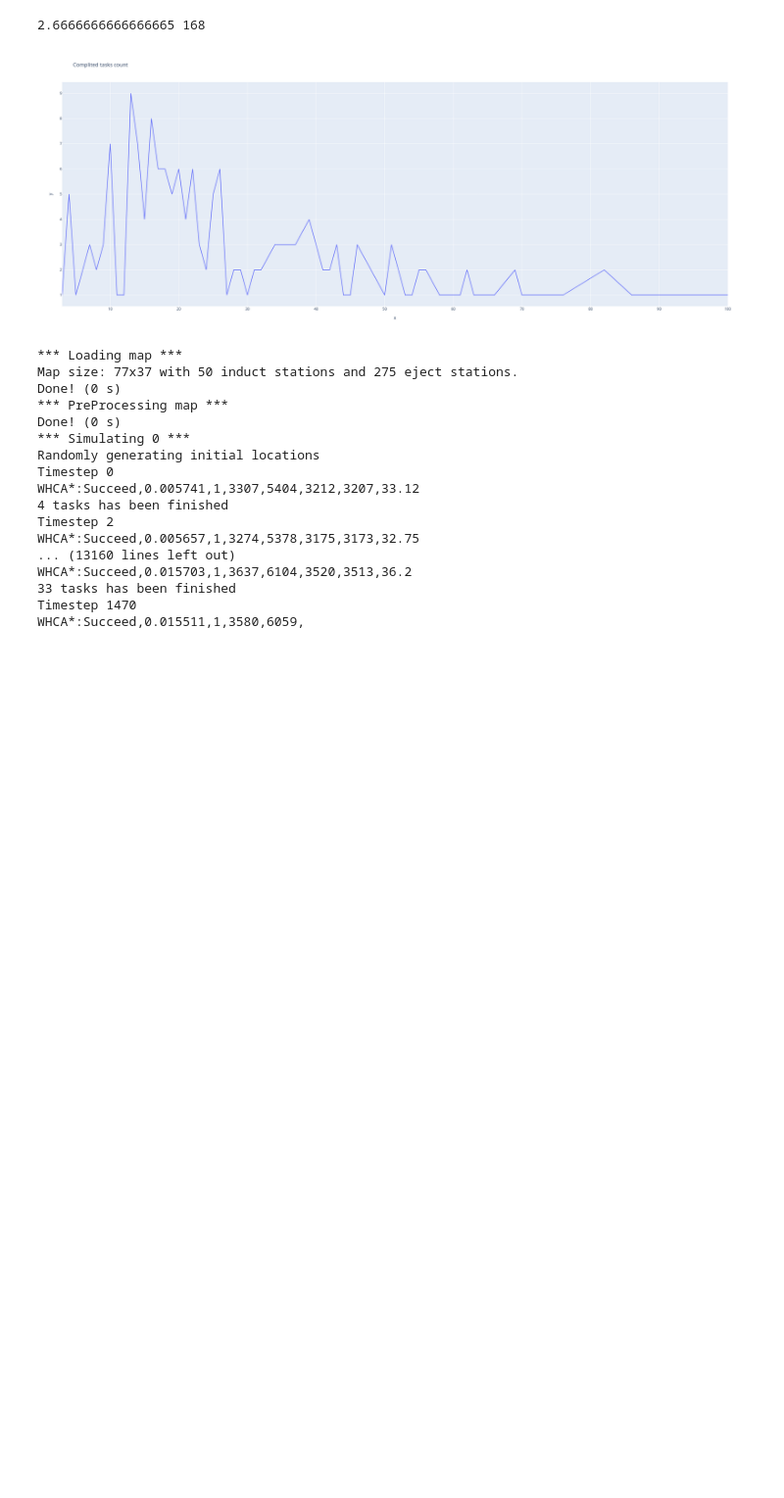
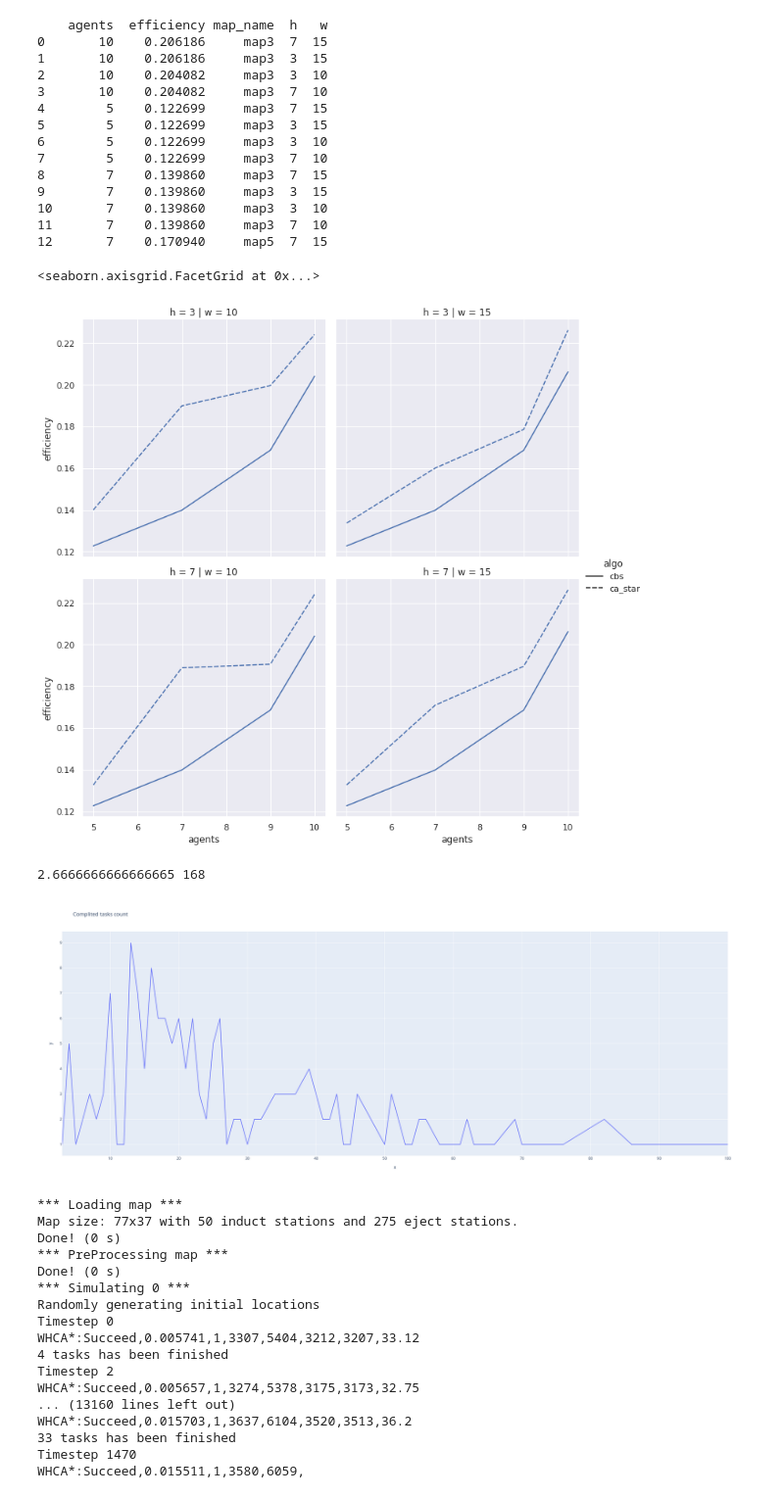
Before and after one commit to a-alex-l/Warehouse_Automation, a Jupyter notebook: graphics/result_parsing.ipynb, the cells around one changed output. Shown at 98% size. Drawn from its saved outputs; the diff is of its cells as text; code cells hidden in the pictures; blank space fills up the shorter version.

Commit message:
Add priority changing and graphics

```diff
--- a/graphics/result_parsing.ipynb
+++ b/graphics/result_parsing.ipynb
@@ -9,3 +23,80 @@ png_renderer = pio.renderers['png']
 png_renderer.width = 2300
 png_renderer.height = 900
 pio.renderers.default = 'png'
+# %%
+info = [
+    read_info('../tests/tests_scripts/map3_20_10__7_15_synopsis.txt'),
+    read_info('../tests/tests_scripts/map3_20_10__3_15_synopsis.txt'),
+    read_info('../tests/tests_scripts/map3_20_10__3_10_synopsis.txt'),
+    read_info('../tests/tests_scripts/map3_20_10__7_10_synopsis.txt'),
+    read_info('../tests/tests_scripts/map3_20_5__7_15_synopsis.txt'),
+    read_info('../tests/tests_scripts/map3_20_5__3_15_synopsis.txt'),
+    read_info('../tests/tests_scripts/map3_20_5__3_10_synopsis.txt'),
+    read_info('../tests/tests_scripts/map3_20_5__7_10_synopsis.txt'),
+    read_info('../tests/tests_scripts/map3_20_7__7_15_synopsis.txt'),
+    read_info('../tests/tests_scripts/map3_20_7__3_15_synopsis.txt'),
+    read_info('../tests/tests_scripts/map3_20_7__3_10_synopsis.txt'),
+    read_info('../tests/tests_scripts/map3_20_7__7_10_synopsis.txt'),
+    read_info('../tests/tests_scripts/map5_20_7__7_15_synopsis.txt'),
+]
+# %%
+import seaborn as sns
+tips = pd.DataFrame(info, columns=['agents', 'efficiency', 'map_name', 'h', 'w'])
+print(tips)
+tips_ = pd.DataFrame([
+[10,    0.206186,     'map3',  7,  15, 'cbs'],
+[10,    0.206186,     'map3',  3,  15, 'cbs'],
+[10,    0.204082,     'map3',  3,  10, 'cbs'],
+[10,    0.204082,     'map3',  7,  10, 'cbs'],
+[ 5,    0.122699,     'map3',  7,  15, 'cbs'],
+[ 5,    0.122699,     'map3',  3,  15, 'cbs'],
+[ 5,    0.122699,     'map3',  3,  10, 'cbs'],
+[ 5,    0.122699,     'map3',  7,  10, 'cbs'],
+[ 7,    0.139860,     'map3',  7,  15, 'cbs'],
+[ 7,    0.139860,     'map3',  3,  15, 'cbs'],
+[ 7,    0.139860,     'map3',  3,  10, 'cbs'],
+[ 7,    0.139860,     'map3',  7,  10, 'cbs'],
+[ 9,    0.168600,     'map3',  7,  15, 'cbs'],
+[ 9,    0.168600,     'map3',  3,  15, 'cbs'],
+[ 9,    0.168600,     'map3',  3,  10, 'cbs'],
+[ 9,    0.168600,     'map3',  7,  10, 'cbs'],
+[10,    0.226186,     'map3',  7,  15, 'ca_star'],
+[10,    0.226186,     'map3',  3,  15, 'ca_star'],
+[10,    0.224082,     'map3',  3,  10, 'ca_star'],
+[10,    0.224082,     'map3',  7,  10, 'ca_star'],
+[ 5,    0.132699,     'map3',  7,  15, 'ca_star'],
+[ 5,    0.133699,     'map3',  3,  15, 'ca_star'],
+[ 5,    0.140000,     'map3',  3,  10, 'ca_star'],
+[ 5,    0.132699,     'map3',  7,  10, 'ca_star'],
+[ 7,    0.170960,     'map3',  7,  15, 'ca_star'],
+[ 7,    0.160060,     'map3',  3,  15, 'ca_star'],
+[ 7,    0.189860,     'map3',  3,  10, 'ca_star'],
+[ 7,    0.188860,     'map3',  7,  10, 'ca_star'],
+[ 9,    0.189600,     'map3',  7,  15, 'ca_star'],
+[ 9,    0.178600,     'map3',  3,  15, 'ca_star'],
+[ 9,    0.199600,     'map3',  3,  10, 'ca_star'],
+[ 9,    0.190600,     'map3',  7,  10, 'ca_star'],
+], columns=['agents', 'efficiency', 'map_name', 'h', 'w', 'algo']
+)
+sns.set_theme()
+sns.relplot(
+    data=tips_, kind='line', style='algo',
+    x="agents", y="efficiency", col="w", row="h",
+)
+# %% [output]
+    agents  efficiency map_name  h   w
+0       10    0.206186     map3  7  15
+1       10    0.206186     map3  3  15
+2       10    0.204082     map3  3  10
+3       10    0.204082     map3  7  10
+4        5    0.122699     map3  7  15
+5        5    0.122699     map3  3  15
+6        5    0.122699     map3  3  10
+7        5    0.122699     map3  7  10
+8        7    0.139860     map3  7  15
+9        7    0.139860     map3  3  15
+10       7    0.139860     map3  3  10
+11       7    0.139860     map3  7  10
+12       7    0.170940     map5  7  15
+<seaborn.axisgrid.FacetGrid at 0x...>
+[figure, added]
```
Also changed, not shown: parts of 3 cells of this notebook, 5 other files.
